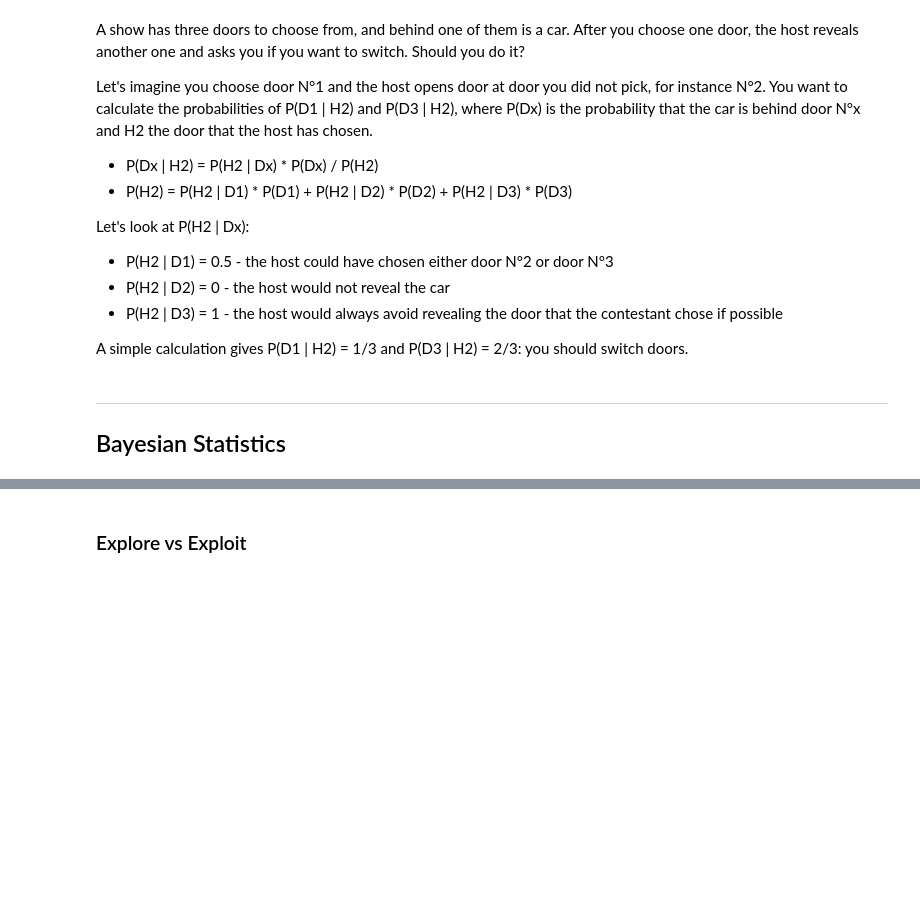
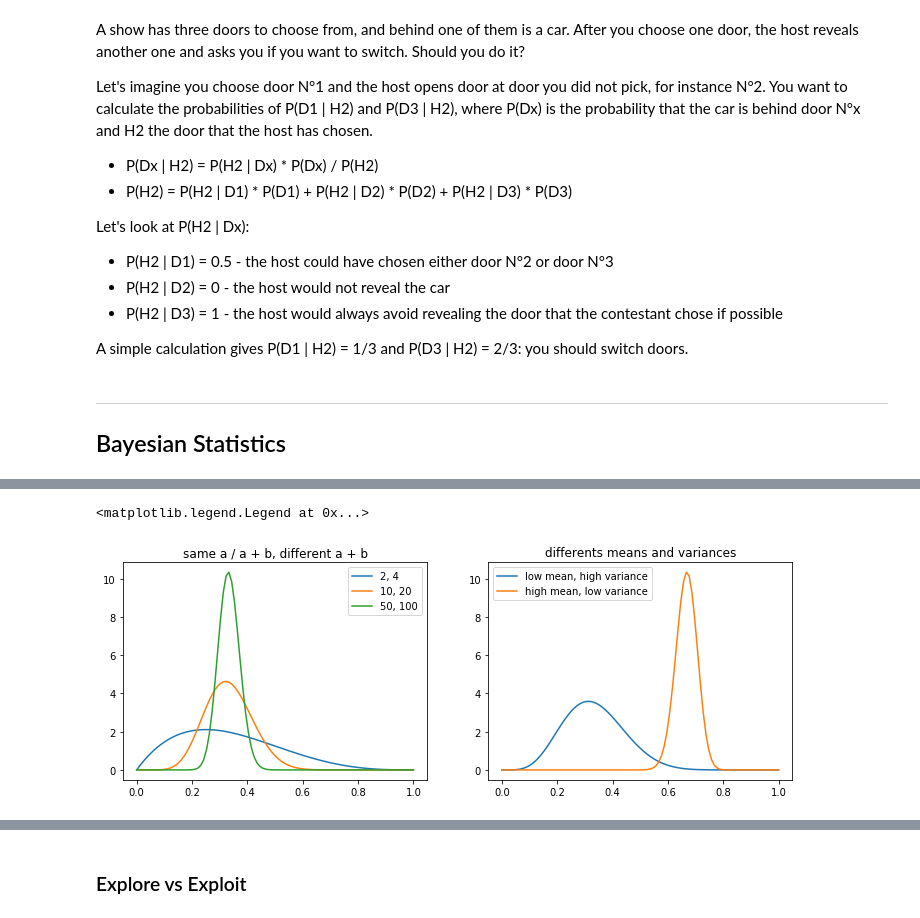
Before and after one commit to sebastienplat/sebastienplat.github.io, a Jupyter notebook: content_resources/notebooks/Bayesian AB Testing.ipynb, the cells around one changed output, grey strips where cells are left out. Cells and saved outputs as stored; diff of their text form; code cells hidden in the pictures; blank space fills up the shorter version.

Commit message:
Update Bayesian AB Testing.ipynb
add more examples and implementation

```diff
--- a/content_resources/notebooks/Bayesian AB Testing.ipynb
+++ b/content_resources/notebooks/Bayesian AB Testing.ipynb
@@ -248,0 +272,23 @@ ___
+# %%
+# examples of beta pdf
+import numpy as np
+from matplotlib import pyplot as plt
+from scipy.stats import beta
+
+x = np.linspace(0, 1, 100)
+
+fig, (ax1, ax2) = plt.subplots(1, 2, figsize = (12,4))
+
+ax1.set_title("same a / a + b, different a + b")
+ax1.plot(x, beta.pdf(x, 2, 4), label='2, 4')
+ax1.plot(x, beta.pdf(x, 10, 20), label='10, 20')
+ax1.plot(x, beta.pdf(x, 50, 100), label='50, 100')
+ax1.legend(loc='upper right')
+
+ax2.set_title("differents means and variances")
+ax2.plot(x, beta.pdf(x, 6, 12), label='low mean, high variance')
+ax2.plot(x, beta.pdf(x, 100, 50), label='high mean, low variance')
+ax2.legend(loc='upper left')
+# %% [output]
+<matplotlib.legend.Legend at 0x...>
+[figure, added]
```
Also changed, not shown: parts of 25 cells of this notebook.
